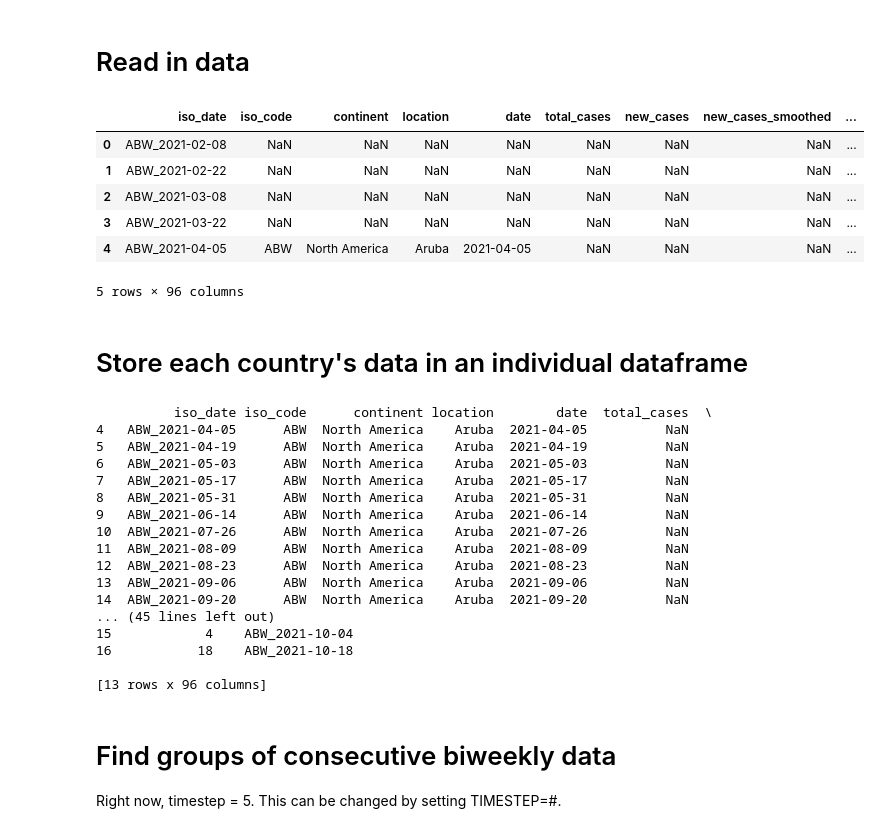
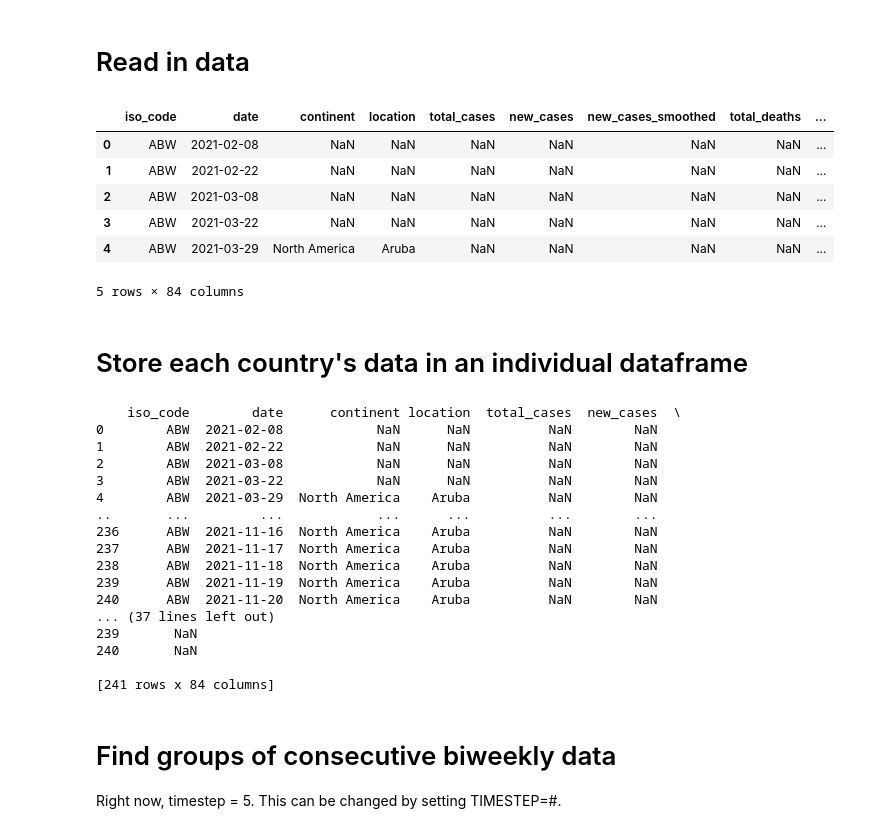
Before and after one commit to gportill/ml_final_project, a Jupyter notebook: TimeStep_Dataframe.ipynb, the cells around one changed output. Saved outputs shown, nothing was run; the diff lists cells and outputs as text; code cells hidden in the pictures.

```diff
--- a/TimeStep_Dataframe.ipynb
+++ b/TimeStep_Dataframe.ipynb
@@ -3,16 +3,16 @@
 # %%
 import pandas as pd
 
-full_df = pd.read_csv('./Data/full_biweekly.csv')
+full_df = pd.read_csv('./Data/full.csv')
 full_df.head()
 # %% [output]
-|  | iso_date | iso_code | continent | location | date | total_cases | new_cases | new_cases_smoothed | ... |
-| 0 | ABW_2021-02-08 | NaN | NaN | NaN | NaN | NaN | NaN | NaN | ... |
-| 1 | ABW_2021-02-22 | NaN | NaN | NaN | NaN | NaN | NaN | NaN | ... |
-| 2 | ABW_2021-03-08 | NaN | NaN | NaN | NaN | NaN | NaN | NaN | ... |
-| 3 | ABW_2021-03-22 | NaN | NaN | NaN | NaN | NaN | NaN | NaN | ... |
-| 4 | ABW_2021-04-05 | ABW | North America | Aruba | 2021-04-05 | NaN | NaN | NaN | ... |
+|  | iso_code | date | continent | location | total_cases | new_cases | new_cases_smoothed | total_deaths | ... |
+| 0 | ABW | 2021-02-08 | NaN | NaN | NaN | NaN | NaN | NaN | ... |
+| 1 | ABW | 2021-02-22 | NaN | NaN | NaN | NaN | NaN | NaN | ... |
+| 2 | ABW | 2021-03-08 | NaN | NaN | NaN | NaN | NaN | NaN | ... |
+| 3 | ABW | 2021-03-22 | NaN | NaN | NaN | NaN | NaN | NaN | ... |
+| 4 | ABW | 2021-03-29 | North America | Aruba | NaN | NaN | NaN | NaN | ... |
-5 rows × 96 columns
+5 rows × 84 columns
 # %% [markdown]
 # Store each country's data in an individual dataframe
 # %%
@@ -32,23 +32,23 @@ for index, row in full_df.iterrows():
 
 print(country_dfs['ABW'])
 # %% [output]
-          iso_date iso_code      continent location        date  total_cases  \
-4   ABW_2021-04-05      ABW  North America    Aruba  2021-04-05          NaN
-5   ABW_2021-04-19      ABW  North America    Aruba  2021-04-19          NaN
-6   ABW_2021-05-03      ABW  North America    Aruba  2021-05-03          NaN
-7   ABW_2021-05-17      ABW  North America    Aruba  2021-05-17          NaN
-8   ABW_2021-05-31      ABW  North America    Aruba  2021-05-31          NaN
-9   ABW_2021-06-14      ABW  North America    Aruba  2021-06-14          NaN
-10  ABW_2021-07-26      ABW  North America    Aruba  2021-07-26          NaN
-11  ABW_2021-08-09      ABW  North America    Aruba  2021-08-09          NaN
-12  ABW_2021-08-23      ABW  North America    Aruba  2021-08-23          NaN
-13  ABW_2021-09-06      ABW  North America    Aruba  2021-09-06          NaN
-14  ABW_2021-09-20      ABW  North America    Aruba  2021-09-20          NaN
-... (45 lines left out)
-15            4    ABW_2021-10-04
-16           18    ABW_2021-10-18
+    iso_code        date      continent location  total_cases  new_cases  \
+0        ABW  2021-02-08            NaN      NaN          NaN        NaN
+1        ABW  2021-02-22            NaN      NaN          NaN        NaN
+2        ABW  2021-03-08            NaN      NaN          NaN        NaN
+3        ABW  2021-03-22            NaN      NaN          NaN        NaN
+4        ABW  2021-03-29  North America    Aruba          NaN        NaN
+..       ...         ...            ...      ...          ...        ...
+236      ABW  2021-11-16  North America    Aruba          NaN        NaN
+237      ABW  2021-11-17  North America    Aruba          NaN        NaN
+238      ABW  2021-11-18  North America    Aruba          NaN        NaN
+239      ABW  2021-11-19  North America    Aruba          NaN        NaN
+240      ABW  2021-11-20  North America    Aruba          NaN        NaN
+... (37 lines left out)
+239       NaN
+240       NaN
 
-[13 rows x 96 columns]
+[241 rows x 84 columns]
 # %% [markdown]
 # Find groups of consecutive biweekly data
 Right now, timestep = 5. This can be changed by setting TIMESTEP=#.
```
Also changed, not shown: parts of 11 cells of this notebook.
